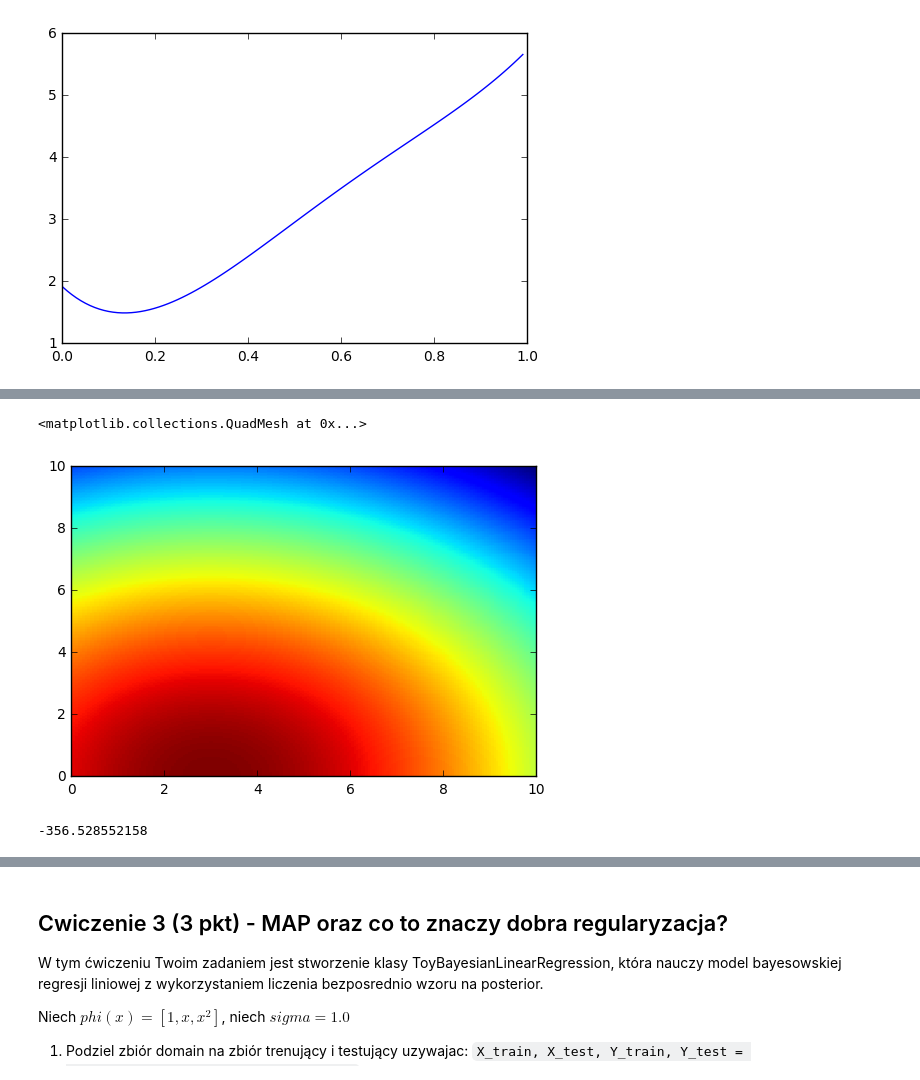
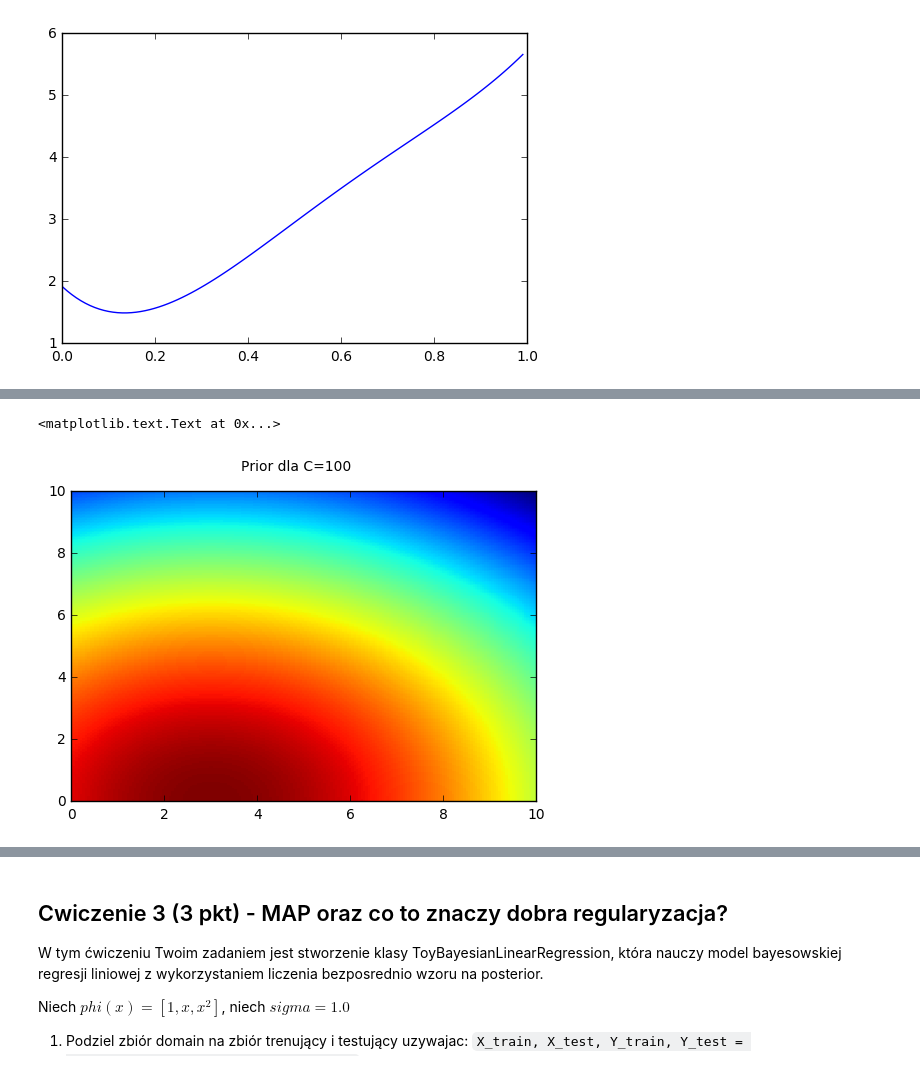
Before and after one commit to Szarad/rozwiazania_ml2017, a Jupyter notebook: L3a.ipynb, the cells around one changed output, grey strips where cells are left out. Saved outputs shown, nothing was run; the diff lists cells and outputs as text; code cells hidden in the pictures.

```diff
--- a/L3a.ipynb
+++ b/L3a.ipynb
@@ -232,48 +235,18 @@ plt.pcolormesh(xvalues,yvalues,priors.T)
 # %%
 nx=200;
 ny=200
 xvalues = np.array(np.linspace(0, 10, nx))
 yvalues = np.array(np.linspace(0, 10, ny))
 w0=0.88
-priors=np.empty([nx,ny])
+priors2=np.empty([nx,ny])
 for x in range(nx):
     for y in range(ny):
         #print np.mat([0.88, xvalues[x],yvalues[y]])
 
-        priors[x][y] = prior(np.matrix([w0, xvalues[x],yvalues[y]]), 100)
+        priors2[x][y] = prior(np.matrix([w0, xvalues[x],yvalues[y]]), 100)
 #ListaKolorow = plt.cm.Set3(np.linspace(0, 1, 12))
-plt.pcolormesh(xvalues,yvalues,priors.T)
+plt.pcolormesh(xvalues,yvalues,priors2.T)
+plt.suptitle('Prior dla C=100')
 # %% [output]
-<matplotlib.collections.QuadMesh at 0x...>
+<matplotlib.text.Text at 0x...>
-[figure, old version]
+[figure, new version]
-# %%
-from scipy.stats import norm
-
-def loglikelihood(X,Y,w,phi=lambda x: [1, x], sigma=1.0):
-
-
-    lh=0
-    for i in range(len(X)):
-        p_mean = 2*X[i]+0.1
-        lh += np.log(norm.pdf(Y[i], p_mean, sigma))
-    print lh
-
-
-
-def y(x,m,b,mu=0,sigma=1):
-    return m*x + b + np.random.normal(mu,sigma,1)[0]
-w=np.array([2,3])
-N = 101
-M = 2
-t = np.empty(N)
-domain_bound = 1.0/N
-domain = np.empty(N)
-
-for i in range(N):
-    domain[i] = i*domain_bound
-
-for i in range(N):
-    t[i] = y(x=domain[i],m=4.89,b=0.57)
-loglikelihood(domain,t, w,phi=lambda x: [1, x])
-# %% [output]
--356.528552158
```
Also changed, not shown: parts of 4 cells of this notebook.
